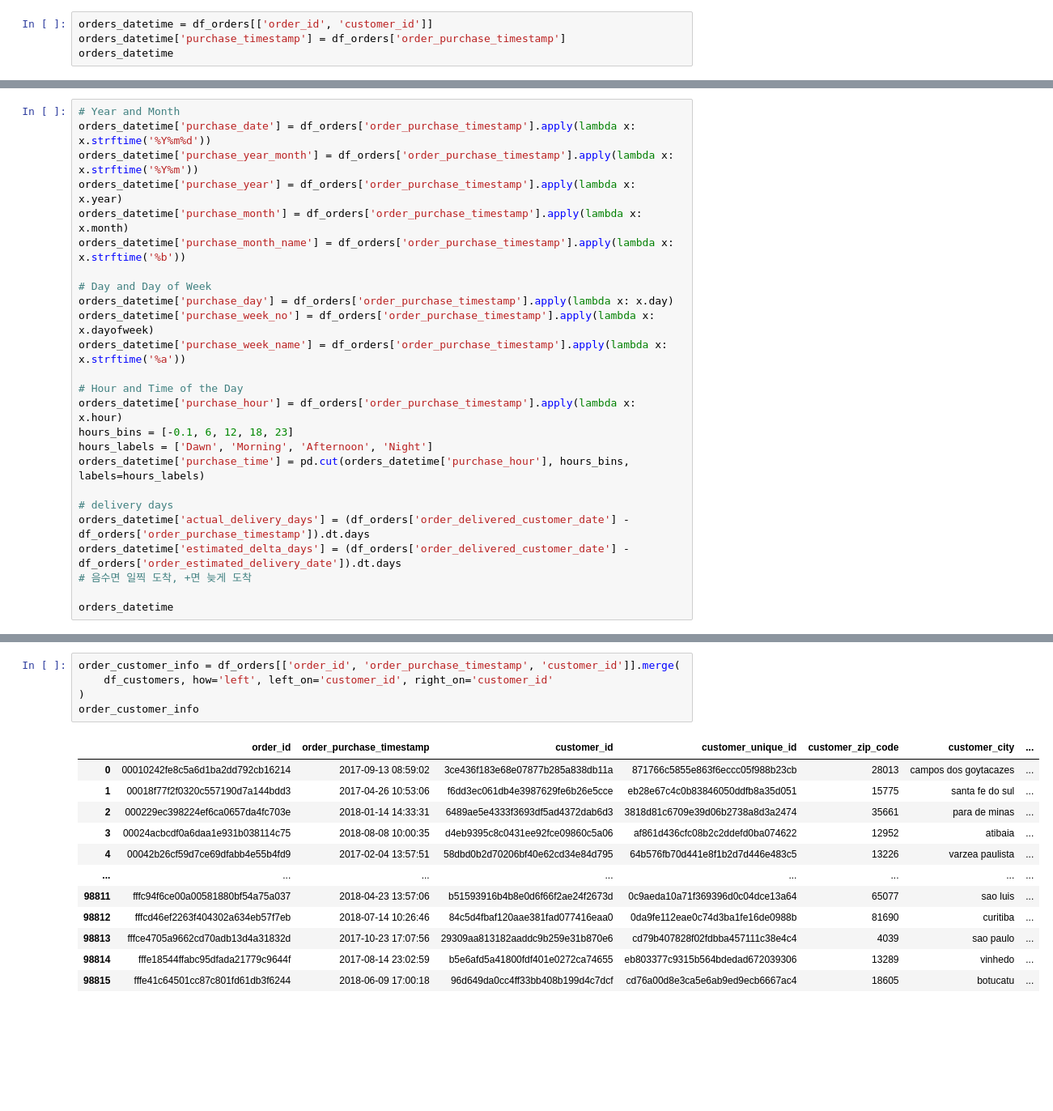
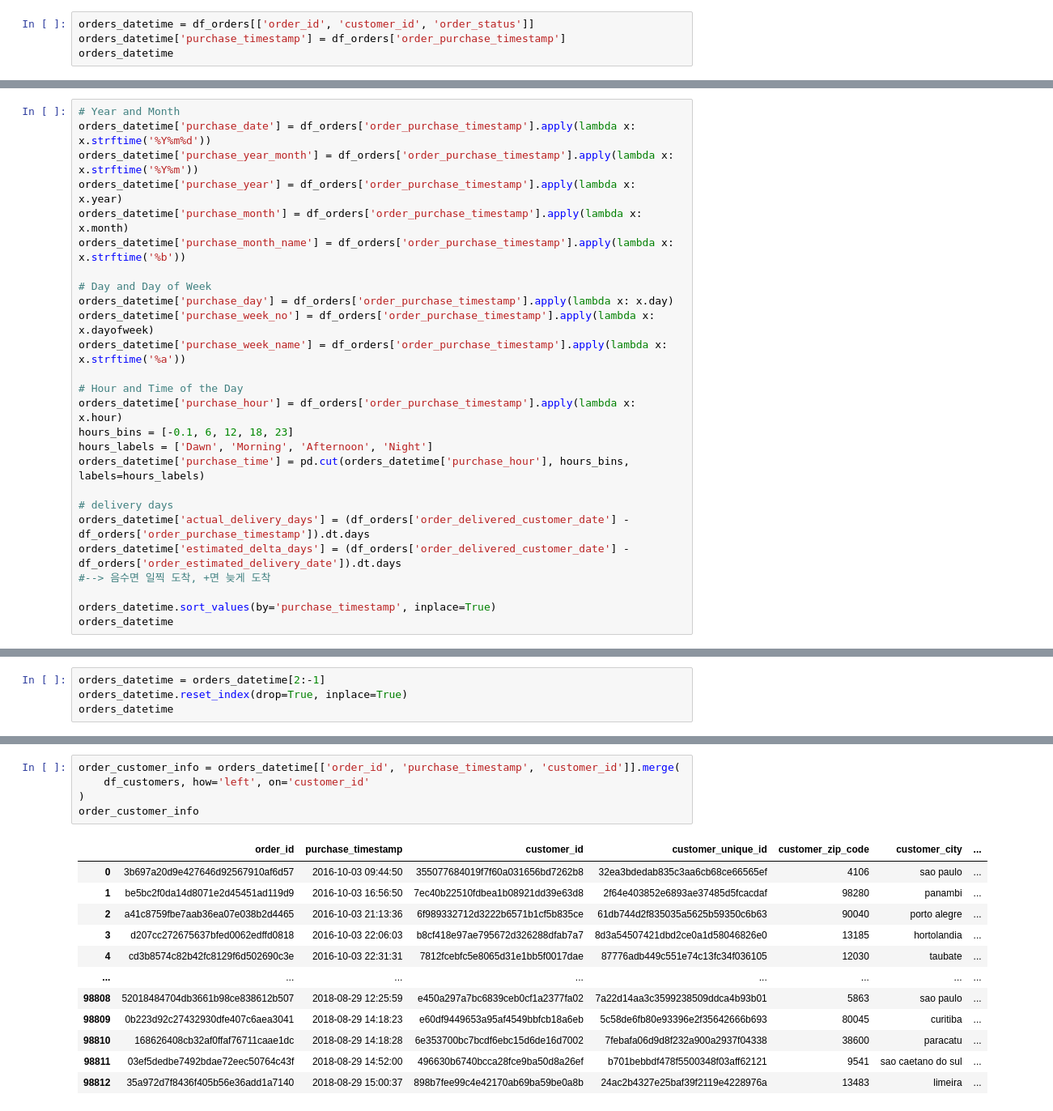
Before and after one commit to ElaYJ/Study_Machine_Learning, a Jupyter notebook: Project/OlistEDA_ML_sonyunjae.ipynb, the cells around one changed output, grey strips where cells are left out. Shown at 81% size. Cells and saved outputs as stored; diff of their text form; blank space fills up the shorter version.

```diff
--- a/Project/OlistEDA_ML_sonyunjae.ipynb
+++ b/Project/OlistEDA_ML_sonyunjae.ipynb
@@ -66,7 +67,7 @@ timestamp_cols = [
 for col in timestamp_cols:
     df_orders[col] = pd.to_datetime(df_orders[col])
 # %%
-orders_datetime = df_orders[['order_id', 'customer_id']]
+orders_datetime = df_orders[['order_id', 'customer_id', 'order_status']]
 orders_datetime['purchase_timestamp'] = df_orders['order_purchase_timestamp']
 orders_datetime
 # %% [output]
@@ -105,7 +106,8 @@ orders_datetime['purchase_time'] = pd.cut(orders_datetime['purchase_hour'], hour
 # delivery days
 orders_datetime['actual_delivery_days'] = (df_orders['order_delivered_customer_date'] - df_orders['order_purchase_timestamp']).dt.days
 orders_datetime['estimated_delta_days'] = (df_orders['order_delivered_customer_date'] - df_orders['order_estimated_delivery_date']).dt.days
-# 음수면 일찍 도착, +면 늦게 도착
+#--> 음수면 일찍 도착, +면 늦게 도착
 
+orders_datetime.sort_values(by='purchase_timestamp', inplace=True)
 orders_datetime
 # %% [output]
@@ -124,0 +132,4 @@ orders_datetime
+# %%
+orders_datetime = orders_datetime[2:-1]
+orders_datetime.reset_index(drop=True, inplace=True)
+orders_datetime
@@ -291,18 +402,18 @@ dtype: int64
 # %%
-order_customer_info = df_orders[['order_id', 'order_purchase_timestamp', 'customer_id']].merge(
-	df_customers, how='left', left_on='customer_id', right_on='customer_id'
+order_customer_info = orders_datetime[['order_id', 'purchase_timestamp', 'customer_id']].merge(
+	df_customers, how='left', on='customer_id'
 )
 order_customer_info
 # %% [output]
-|  | order_id | order_purchase_timestamp | customer_id | customer_unique_id | customer_zip_code | customer_city | ... |
-| 0 | 00010242fe8c5a6d1ba2dd792cb16214 | 2017-09-13 08:59:02 | 3ce436f183e68e07877b285a838db11a | 871766c5855e863f6eccc05f988b23cb | 28013 | campos dos goytacazes | ... |
-| 1 | 00018f77f2f0320c557190d7a144bdd3 | 2017-04-26 10:53:06 | f6dd3ec061db4e3987629fe6b26e5cce | eb28e67c4c0b83846050ddfb8a35d051 | 15775 | santa fe do sul | ... |
-| 2 | 000229ec398224ef6ca0657da4fc703e | 2018-01-14 14:33:31 | 6489ae5e4333f3693df5ad4372dab6d3 | 3818d81c6709e39d06b2738a8d3a2474 | 35661 | para de minas | ... |
-| 3 | 00024acbcdf0a6daa1e931b038114c75 | 2018-08-08 10:00:35 | d4eb9395c8c0431ee92fce09860c5a06 | af861d436cfc08b2c2ddefd0ba074622 | 12952 | atibaia | ... |
-| 4 | 00042b26cf59d7ce69dfabb4e55b4fd9 | 2017-02-04 13:57:51 | 58dbd0b2d70206bf40e62cd34e84d795 | 64b576fb70d441e8f1b2d7d446e483c5 | 13226 | varzea paulista | ... |
+|  | order_id | purchase_timestamp | customer_id | customer_unique_id | customer_zip_code | customer_city | ... |
+| 0 | 3b697a20d9e427646d92567910af6d57 | 2016-10-03 09:44:50 | 355077684019f7f60a031656bd7262b8 | 32ea3bdedab835c3aa6cb68ce66565ef | 4106 | sao paulo | ... |
+| 1 | be5bc2f0da14d8071e2d45451ad119d9 | 2016-10-03 16:56:50 | 7ec40b22510fdbea1b08921dd39e63d8 | 2f64e403852e6893ae37485d5fcacdaf | 98280 | panambi | ... |
+| 2 | a41c8759fbe7aab36ea07e038b2d4465 | 2016-10-03 21:13:36 | 6f989332712d3222b6571b1cf5b835ce | 61db744d2f835035a5625b59350c6b63 | 90040 | porto alegre | ... |
+| 3 | d207cc272675637bfed0062edffd0818 | 2016-10-03 22:06:03 | b8cf418e97ae795672d326288dfab7a7 | 8d3a54507421dbd2ce0a1d58046826e0 | 13185 | hortolandia | ... |
+| 4 | cd3b8574c82b42fc8129f6d502690c3e | 2016-10-03 22:31:31 | 7812fcebfc5e8065d31e1bb5f0017dae | 87776adb449c551e74c13fc34f036105 | 12030 | taubate | ... |
 | ... | ... | ... | ... | ... | ... | ... | ... |
-| 98811 | fffc94f6ce00a00581880bf54a75a037 | 2018-04-23 13:57:06 | b51593916b4b8e0d6f66f2ae24f2673d | 0c9aeda10a71f369396d0c04dce13a64 | 65077 | sao luis | ... |
-| 98812 | fffcd46ef2263f404302a634eb57f7eb | 2018-07-14 10:26:46 | 84c5d4fbaf120aae381fad077416eaa0 | 0da9fe112eae0c74d3ba1fe16de0988b | 81690 | curitiba | ... |
-| 98813 | fffce4705a9662cd70adb13d4a31832d | 2017-10-23 17:07:56 | 29309aa813182aaddc9b259e31b870e6 | cd79b407828f02fdbba457111c38e4c4 | 4039 | sao paulo | ... |
-| 98814 | fffe18544ffabc95dfada21779c9644f | 2017-08-14 23:02:59 | b5e6afd5a41800fdf401e0272ca74655 | eb803377c9315b564bdedad672039306 | 13289 | vinhedo | ... |
-| 98815 | fffe41c64501cc87c801fd61db3f6244 | 2018-06-09 17:00:18 | 96d649da0cc4ff33bb408b199d4c7dcf | cd76a00d8e3ca5e6ab9ed9ecb6667ac4 | 18605 | botucatu | ... |
+| 98808 | 52018484704db3661b98ce838612b507 | 2018-08-29 12:25:59 | e450a297a7bc6839ceb0cf1a2377fa02 | 7a22d14aa3c3599238509ddca4b93b01 | 5863 | sao paulo | ... |
+| 98809 | 0b223d92c27432930dfe407c6aea3041 | 2018-08-29 14:18:23 | e60df9449653a95af4549bbfcb18a6eb | 5c58de6fb80e93396e2f35642666b693 | 80045 | curitiba | ... |
+| 98810 | 168626408cb32af0ffaf76711caae1dc | 2018-08-29 14:18:28 | 6e353700bc7bcdf6ebc15d6de16d7002 | 7febafa06d9d8f232a900a2937f04338 | 38600 | paracatu | ... |
+| 98811 | 03ef5dedbe7492bdae72eec50764c43f | 2018-08-29 14:52:00 | 496630b6740bcca28fce9ba50d8a26ef | b701bebbdf478f5500348f03aff62121 | 9541 | sao caetano do sul | ... |
+| 98812 | 35a972d7f8436f405b56e36add1a7140 | 2018-08-29 15:00:37 | 898b7fee99c4e42170ab69ba59be0a8b | 24ac2b4327e25baf39f2119e4228976a | 13483 | limeira | ... |
```
Also changed, not shown: parts of 137 cells of this notebook, 1 other file.
